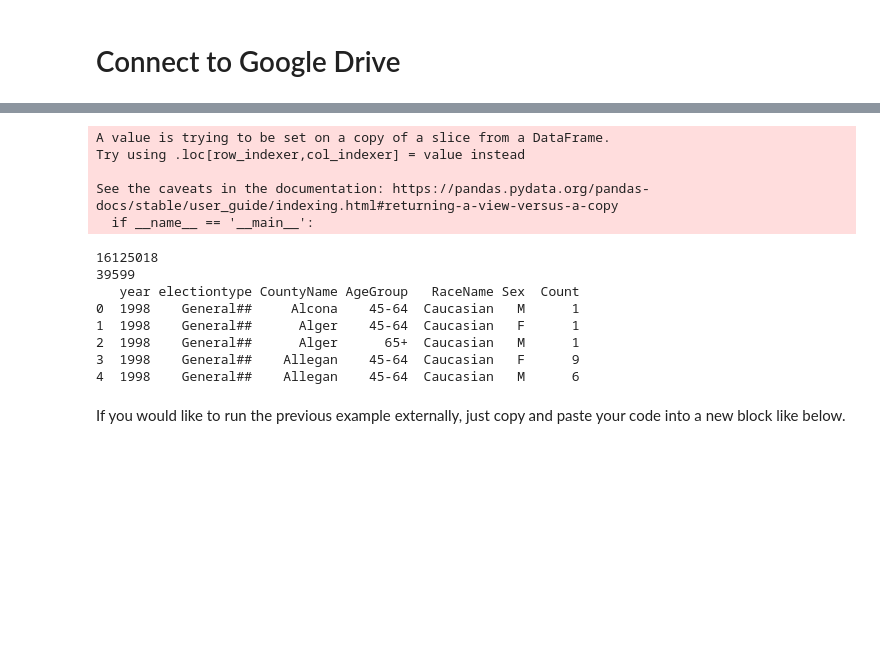
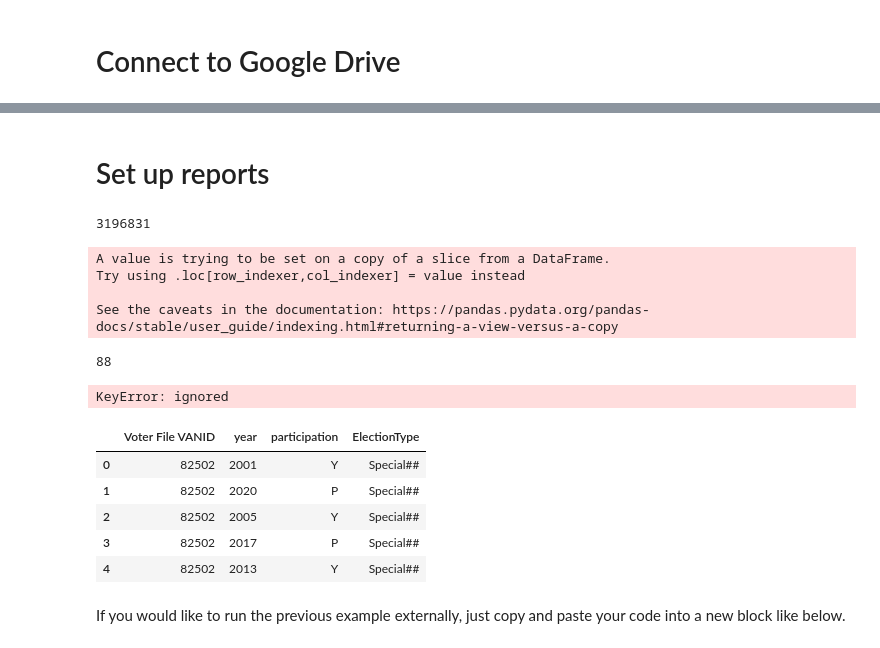
Before and after one commit to mwahaha-umich/ACLUFinalProject, a Jupyter notebook: Data_Prep_Anupriya_Dashboard.ipynb, the cells around one changed output, grey strips where cells are left out. Cells and saved outputs as stored; diff of their text form; code cells hidden in the pictures; blank space fills up the shorter version.

```diff
--- a/Data_Prep_Anupriya_Dashboard.ipynb
+++ b/Data_Prep_Anupriya_Dashboard.ipynb
@@ -24,10 +24,12 @@ if 'google.colab' in str(get_ipython()):
   if (os.path.isdir("/content/drive/MyDrive/Shared with me/content/drive/My Drive/Shared with me/ACLU/")):
     GoogleDriveBase = "/content/drive/MyDrive/Shared with me/content/drive/My Drive/Shared with me/" #Anupriya
     WorkingDirectory = GoogleDriveBase + 'ACLU/' #Anupriya
-  else:
-    if (os.path.isdir("/content/drive/My Drive/Projects/ACLU/")):
+  elif (os.path.isdir("/content/drive/My Drive/Projects/ACLU/")):
       GoogleDriveBase = "/content/drive/My Drive/" #Kyle
       WorkingDirectory = GoogleDriveBase + "Projects/ACLU/" #Kyle
+  elif (os.path.isdir("/content/drive/MyDrive/Projects/ACLU/")):
+      GoogleDriveBase = "/content/drive/MyDrive/" #Mackenzie
+      WorkingDirectory = GoogleDriveBase + "Projects/ACLU/" #Mackenzie
 else: # We're not running in Google Colab, which means we're probably running locally.
   #Put code here for local copies of the files
   GoogleDriveBase = ""
@@ -51,14 +117,19 @@ for folder in ListOfAllRequiredDirectories:
+# %% [markdown]
+# Set up reports
 # %%
 import pandas as pd
 import math
 import numpy as np
 
 df = pd.read_csv(WorkingFiles + "dfVoters.csv")
+
+print(len(df))
+# %% [output]
+3196831
 # %%
-dfVoters_sub = df[['Voter File VANID', 'FirstName', 'MiddleName',
-       'LastName', 'DWID', 'Zip5', 'Age',
-       'MaritalStatus', 'Sex', 'City','State', 'Zip4', 'Suffix', 'CD', 'SD', 'HD', 'CountyName', 'DOB', 'DateReg',
-       'EthnicCatalistName', 'Party', 'RaceName', 'Primary19', '2020_Biden_Support', 'Voting_Aug_Prim',
+dfVoters_sub = df[['Voter File VANID', 'Age',
+       'MaritalStatus', 'Sex', 'CountyName',
+       'Party', 'RaceName', 'Primary19', '2020_Biden_Support',
        'PoliceAccountability','VBM_Application', 'MarijuanaConviction','Absentee_Voting', 'Mass_Incarceration']]
 
 bins= [18,29,44,64, 123]
@@ -69,17 +140,23 @@ A value is trying to be set on a copy of a slice from a DataFrame.
 Try using .loc[row_indexer,col_indexer] = value instead
 
 See the caveats in the documentation: https://pandas.pydata.org/pandas-docs/stable/user_guide/indexing.html#returning-a-view-versus-a-copy
-  if __name__ == '__main__':
+# %%
+import gc
+del df
+gc.collect()
+# %% [output]
+88
 # %%
 #Crashing for Memory issue
 import pandas as pd
-dfreshapedUnique = pd.read_csv(WorkingFiles + 'dfreshapedUnique.csv')
-dfreshapedUnique = dfreshapedUnique[['Voter File VANID', 'year', 'electiontype']]
 
-election_votes = pd.merge(dfreshapedUnique, dfVoters_sub, how='left', on='Voter File VANID')
+#dfreshapedUnique = pd.read_csv(WorkingFiles + 'dfreshapedUnique.csv')
+#dfreshapedUnique = dfreshapedUnique[['Voter File VANID', 'year', 'electiontype']]
 
-election_votes = election_votes[['Voter File VANID', 'year', 'electiontype',
-                                'CountyName', 'AgeGroup', 'RaceName', 'Sex']]
+#election_votes = pd.merge(dfreshapedUnique, dfVoters_sub, how='left', on='Voter File VANID')
+
+#election_votes = election_votes[['Voter File VANID', 'year', 'electiontype',
+#                                'CountyName', 'AgeGroup', 'RaceName', 'Sex']]
 
 election_votes['CountyName'] = election_votes['CountyName'].astype("str").replace(np.nan, 'nan', regex=True)
 election_votes['AgeGroup'] = election_votes['AgeGroup'].astype("str").replace(np.nan, 'nan', regex=True)
@@ -92,19 +169,22 @@ election_votes = election_votes.groupby(['year', 'electiontype',
 print(len(election_votes))
 election_votes = election_votes.rename(columns={"Voter File VANID": "Count"})
 
-election_votes.to_csv(WorkingDirectory + 'WorkingFiles/' + "election_votes.csv")
+election_votes.to_csv(WorkingDirectory + 'DashboardFiles/' + "election_votes.csv")
 print(election_votes.head())
 del election_votes
 del dfreshapedUnique
 # %% [output]
-16125018
-39599
-   year electiontype CountyName AgeGroup   RaceName Sex  Count
-0  1998    General##     Alcona    45-64  Caucasian   M      1
-1  1998    General##      Alger    45-64  Caucasian   F      1
-2  1998    General##      Alger      65+  Caucasian   M      1
-3  1998    General##    Allegan    45-64  Caucasian   F      9
-4  1998    General##    Allegan    45-64  Caucasian   M      6
+KeyError: ignored
+# %%
+dfreshapedUnique = pd.read_csv(WorkingFiles + 'dfreshapedUnique.csv')
+dfreshapedUnique.head()
+# %% [output]
+|  | Voter File VANID | year | participation | ElectionType |
+| 0 | 82502 | 2001 | Y | Special## |
+| 1 | 82502 | 2020 | P | Special## |
+| 2 | 82502 | 2005 | Y | Special## |
+| 3 | 82502 | 2017 | P | Special## |
+| 4 | 82502 | 2013 | Y | Special## |
 # %% [markdown]
 If you would like to run the previous example externally, just copy and paste your code into a new block like below.
 # %% [markdown]
```
Also changed, not shown: parts of 40 cells of this notebook.
